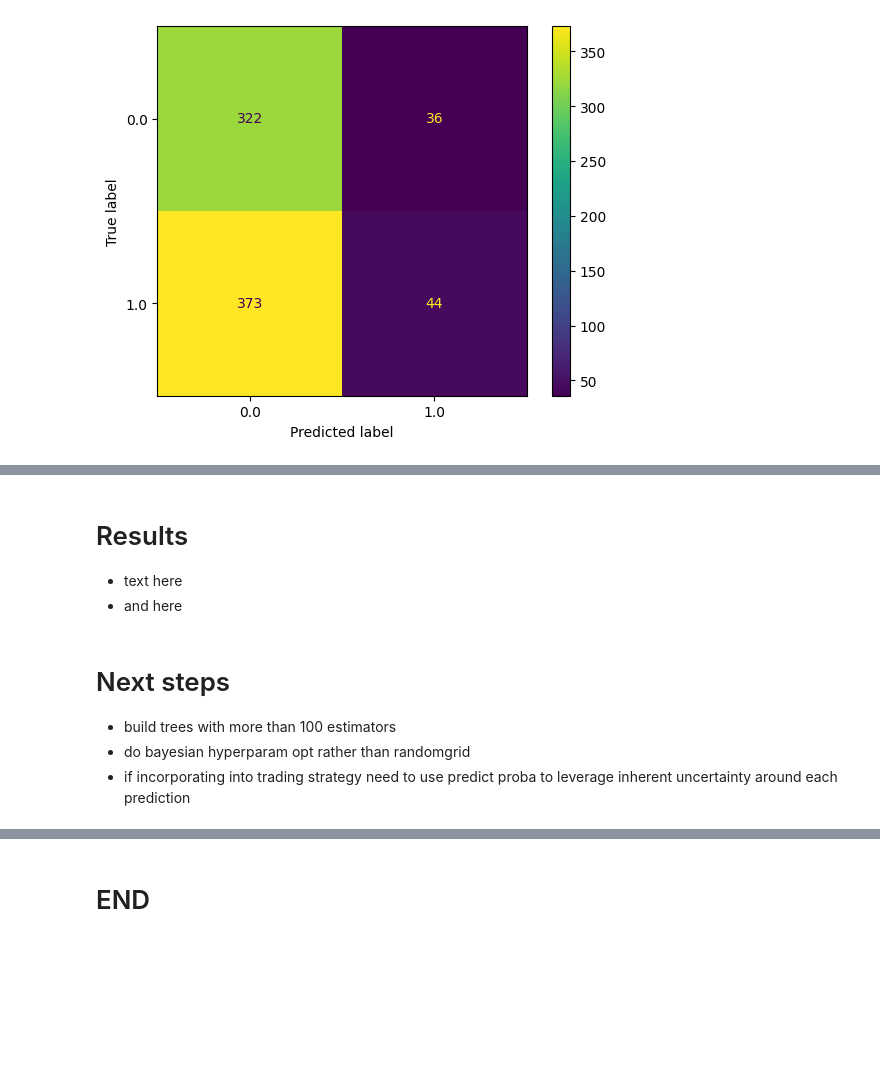
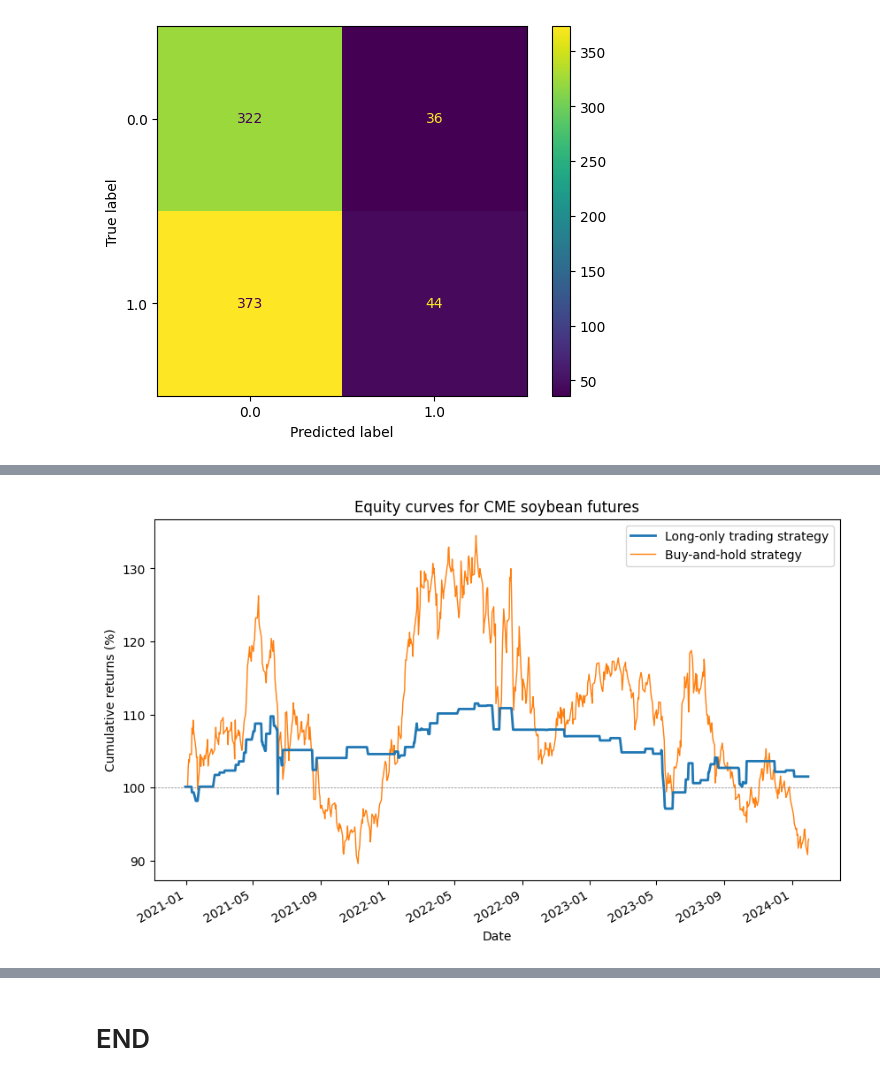
Before and after one commit to vzinkovski/forecasting_trading_futures_ml_ensembles, a Jupyter notebook: forecasting_trading_soybean_futures_ml_ensembles.ipynb, the cells around one changed output, grey strips where cells are left out. Cells and saved outputs as stored; diff of their text form; code cells hidden in the pictures; blank space fills up the shorter version.

```diff
--- a/forecasting_trading_soybean_futures_ml_ensembles.ipynb
+++ b/forecasting_trading_soybean_futures_ml_ensembles.ipynb
@@ -837,11 +878,20 @@ plt.show()
-# %% [markdown]
-# Results
-
-- text here
-- and here
-# %% [markdown]
-# Next steps
-
-- build trees with more than 100 estimators
-- do bayesian hyperparam opt rather than randomgrid
-- if incorporating into trading strategy need to use predict proba to leverage inherent uncertainty around each prediction
+# %%
+# plot equity curves
+plt.figure(figsize=(10, 6))
+plt.title(f'Equity curves for CME {ticker_name} futures')
+plt.ylabel('Cumulative returns (%)')
+
+# plot long-only strategy
+X_test['pnl_long'].plot(label='Long-only trading strategy', linewidth=2)
+
+# plot buy-and-hold strategy
+prices['equity'].plot(label='Buy-and-hold strategy', linewidth=1, zorder=0.1)
+
+# add baseline
+plt.axhline(y=100, color='grey', linestyle='--', linewidth=0.5)
+
+# display plot
+plt.legend()
+plt.show()
+# %% [output]
+[figure, added]
```
Also changed, not shown: parts of 56 cells of this notebook.
